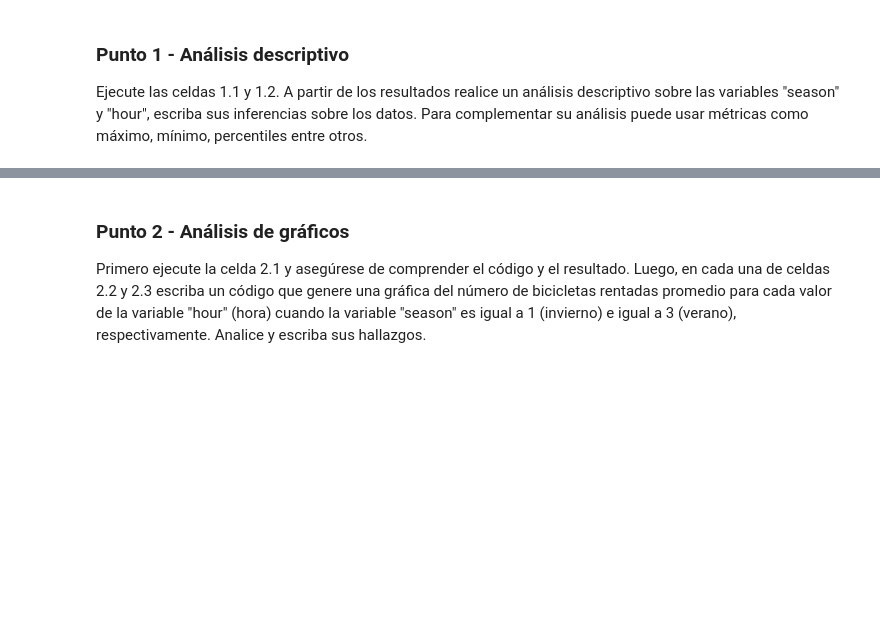
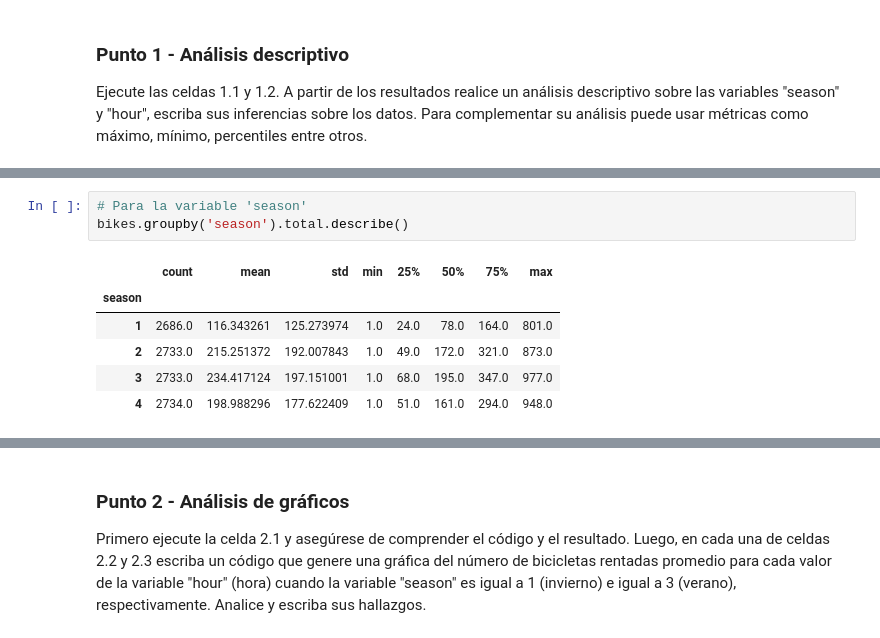
Before and after one commit to Lorena245/MIAD_NLP_20241, a Jupyter notebook: Semana 1/S1TC1_arboles_ensamblajes.ipynb, the cells around one changed output, grey strips where cells are left out. Cells and saved outputs as stored; diff of their text form; blank space fills up the shorter version.

```diff
--- a/Semana 1/S1TC1_arboles_ensamblajes.ipynb
+++ b/Semana 1/S1TC1_arboles_ensamblajes.ipynb
@@ -47,0 +89,10 @@ bikes.groupby('hour').total.mean()
+# %%
+# Para la variable 'season'
+bikes.groupby('season').total.describe()
+# %% [output]
+|  | count | mean | std | min | 25% | 50% | 75% | max |
+| season |  |  |  |  |  |  |  |  |
+| 1 | 2686.0 | 116.343261 | 125.273974 | 1.0 | 24.0 | 78.0 | 164.0 | 801.0 |
+| 2 | 2733.0 | 215.251372 | 192.007843 | 1.0 | 49.0 | 172.0 | 321.0 | 873.0 |
+| 3 | 2733.0 | 234.417124 | 197.151001 | 1.0 | 68.0 | 195.0 | 347.0 | 977.0 |
+| 4 | 2734.0 | 198.988296 | 177.622409 | 1.0 | 51.0 | 161.0 | 294.0 | 948.0 |
```
Also changed, not shown: parts of 11 cells of this notebook.
